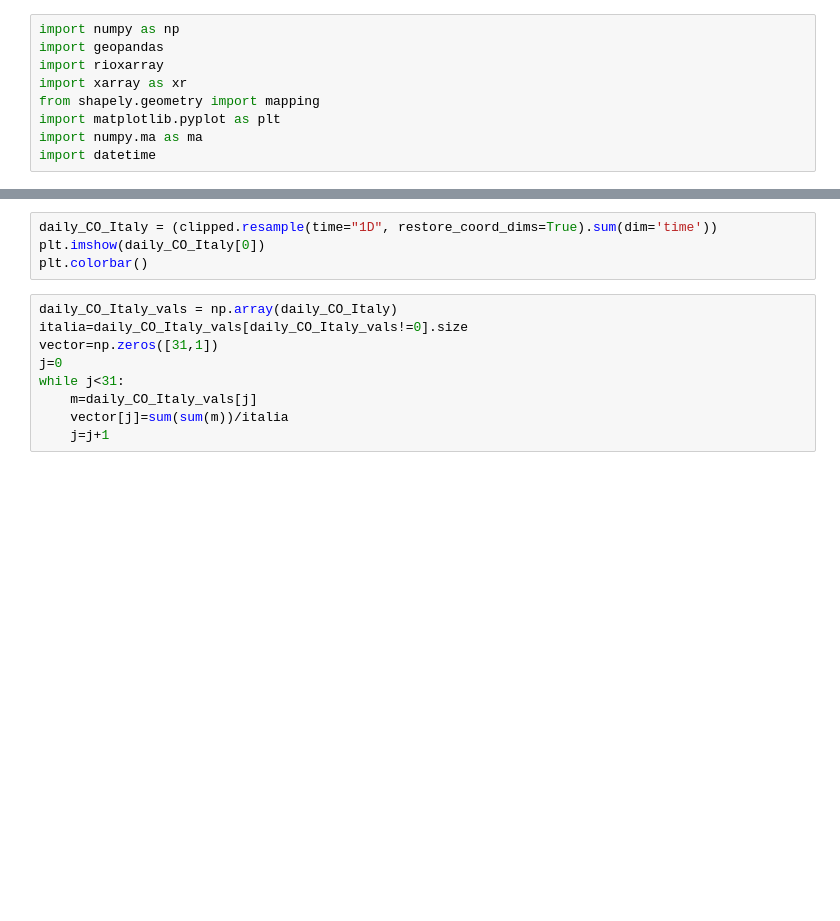
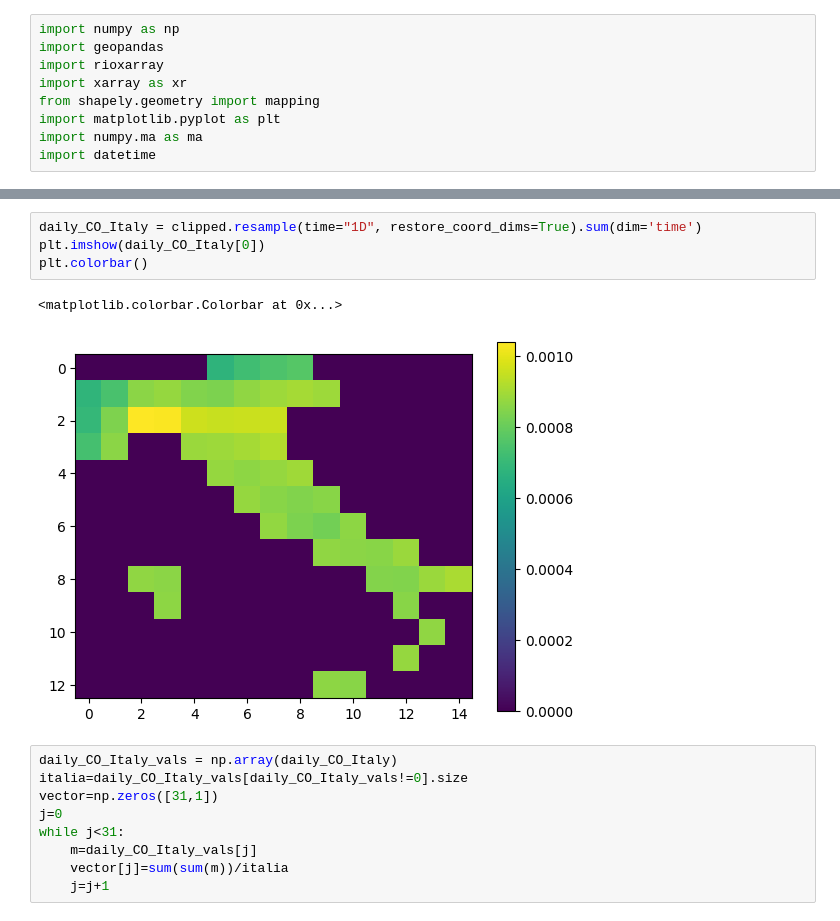
Before and after one commit to elisaliv/code4earth-23, a Jupyter notebook: plots_examples/first_approach_to_dataset_and_plots.ipynb, the cells around one changed output, grey strips where cells are left out. Drawn from its saved outputs; the diff is of its cells as text; blank space fills up the shorter version.

```diff
--- a/plots_examples/first_approach_to_dataset_and_plots.ipynb
+++ b/plots_examples/first_approach_to_dataset_and_plots.ipynb
@@ -58,7 +43,10 @@ plt.colorbar()
 # %%
-daily_CO_Italy = (clipped.resample(time="1D", restore_coord_dims=True).sum(dim='time'))
+daily_CO_Italy = clipped.resample(time="1D", restore_coord_dims=True).sum(dim='time')
 plt.imshow(daily_CO_Italy[0])
 plt.colorbar()
+# %% [output]
+<matplotlib.colorbar.Colorbar at 0x...>
+[figure, added]
 # %%
 daily_CO_Italy_vals = np.array(daily_CO_Italy)
 italia=daily_CO_Italy_vals[daily_CO_Italy_vals!=0].size
```
Also changed, not shown: parts of 15 cells of this notebook, 3 other files.
